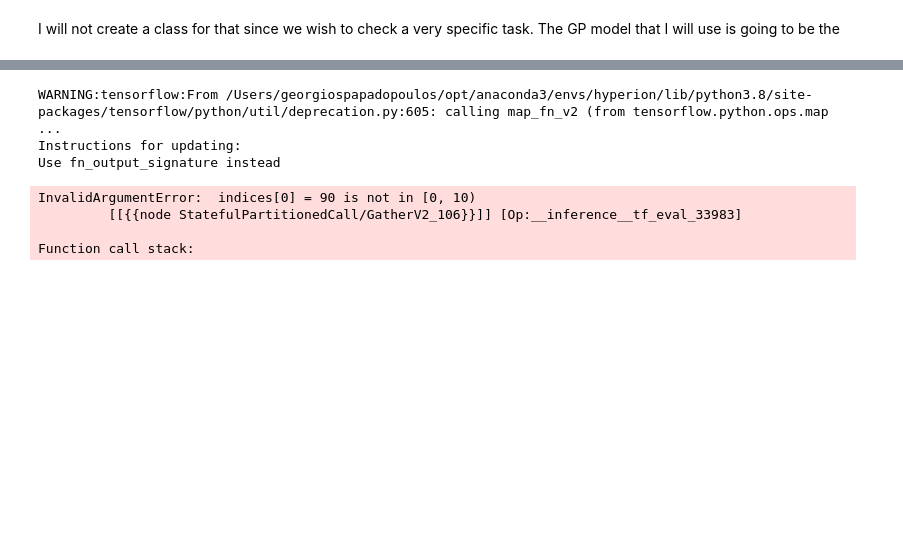
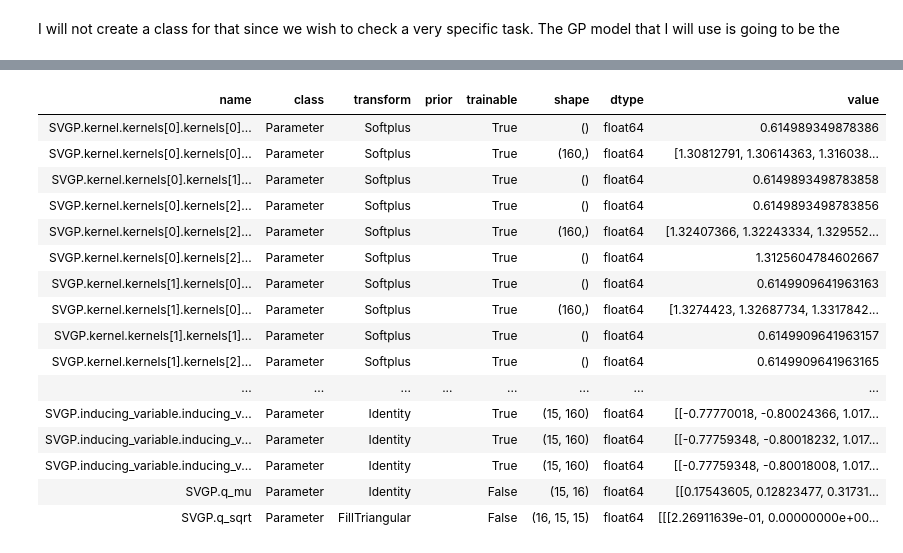
Before and after one commit to epidemic-research-team/epidemic-gaussian-process, a Jupyter notebook: Countries Multioutput.ipynb, the cells around one changed output, grey strips where cells are left out. Saved outputs shown, nothing was run; the diff lists cells and outputs as text; code cells hidden in the pictures; blank space fills up the shorter version.

```diff
--- a/Countries Multioutput.ipynb
+++ b/Countries Multioutput.ipynb
@@ -220,3 +220,13 @@ X_cols = final_data.drop(final_data.filter(regex='^Updated|^Confirmed', axis=1).
 
 X_train, X_test = X[:-21,:], X[-21:,:]
 y_train, y_test = y[:-21,:], y[-21:,:]
+
+y_scaler = preprocessing.StandardScaler().fit(y_train)
+y_train = y_scaler.transform(y_train)
+y_test = y_scaler.transform(y_test)
+#y = y_scaler.transform(y)
+
+x_scaler = preprocessing.StandardScaler().fit(X_train)
+X_train = x_scaler.transform(X_train)
+X_test = x_scaler.transform(X_test)
+#X = x_scaler.transform(X)
@@ -234,6 +273,7 @@ P = len(y_cols) # number of target outputs, alternatively the number of countrie
 
 # Create a temp dataset as an image of the input data X
 temp_data = final_data.filter(X_cols, axis=1).copy()
+temp_data = temp_data.iloc[:-21,:]
 
 # Empty lists for kernels and inducing points
 mogp_kernel = []
@@ -258,9 +298,9 @@ for i, country in enumerate(countries_list):
     for j, col in enumerate(col_index):
 
         if j==0:
-            Z = temp_data.iloc[np.random.randint(temp_data.shape[0], size=15), col]
+            Z = X_train[np.random.randint(X_train.shape[0], size=15), col].copy()
         else:
-            Z = np.vstack([Z, temp_data.iloc[np.random.randint(temp_data.shape[0], size=15), col]])
+            Z = np.vstack([Z, X_train[np.random.randint(X_train.shape[0], size=15), col].copy()])
 
     # Add all the country-specific inducing point matrices together in a list
     Zs.append(Z.T)
@@ -280,0 +323,11 @@ m = gpflow.models.SVGP(kernel, gpflow.likelihoods.Gaussian(), inducing_variable=
+# %%
+# Stop Adam from optimizing the variational parameters
+set_trainable(m.q_mu, False)
+set_trainable(m.q_sqrt, False)
+
+adam_opt = tf.optimizers.Adam(0.01)
+natgrad_opt = NaturalGradient(gamma=0.1)
+
+variational_params = [(m.q_mu, m.q_sqrt)]
+
+train_loss = m.training_loss_closure((X_train, y_train))
@@ -281,5 +341,6 @@ m = gpflow.models.SVGP(kernel, gpflow.likelihoods.Gaussian(), inducing_variable=
 # %%
 def optimize_model_with_scipy(model):
+
     optimizer = gpflow.optimizers.Scipy()
     optimizer.minimize(
         model.training_loss_closure((X_train, y_train)),
@@ -290,11 +351,3 @@ def optimize_model_with_scipy(model):
 
 
 optimize_model_with_scipy(m)
-# %% [output]
-WARNING:tensorflow:From /Users/georgiospapadopoulos/opt/anaconda3/envs/hyperion/lib/python3.8/site-packages/tensorflow/python/util/deprecation.py:605: calling map_fn_v2 (from tensorflow.python.ops.map ...
-Instructions for updating:
-Use fn_output_signature instead
-InvalidArgumentError:  indices[0] = 90 is not in [0, 10)
-         [[{{node StatefulPartitionedCall/GatherV2_106}}]] [Op:__inference__tf_eval_33983]
-
-Function call stack:
@@ -303,2 +354,22 @@ mogp_kernel
+# %%
+print_summary(m)
+# %% [output]
+| name | class | transform | prior | trainable | shape | dtype | value |
+| SVGP.kernel.kernels[0].kernels[0]... | Parameter | Softplus |  | True | () | float64 | 0.614989349878386 |
+| SVGP.kernel.kernels[0].kernels[0]... | Parameter | Softplus |  | True | (160,) | float64 | [1.30812791, 1.30614363, 1.316038... |
+| SVGP.kernel.kernels[0].kernels[1]... | Parameter | Softplus |  | True | () | float64 | 0.6149893498783858 |
+| SVGP.kernel.kernels[0].kernels[2]... | Parameter | Softplus |  | True | () | float64 | 0.6149893498783856 |
+| SVGP.kernel.kernels[0].kernels[2]... | Parameter | Softplus |  | True | (160,) | float64 | [1.32407366, 1.32243334, 1.329552... |
+| SVGP.kernel.kernels[0].kernels[2]... | Parameter | Softplus |  | True | () | float64 | 1.3125604784602667 |
+| SVGP.kernel.kernels[1].kernels[0]... | Parameter | Softplus |  | True | () | float64 | 0.6149909641963163 |
+| SVGP.kernel.kernels[1].kernels[0]... | Parameter | Softplus |  | True | (160,) | float64 | [1.3274423, 1.32687734, 1.3317842... |
+| SVGP.kernel.kernels[1].kernels[1]... | Parameter | Softplus |  | True | () | float64 | 0.6149909641963157 |
+| SVGP.kernel.kernels[1].kernels[2]... | Parameter | Softplus |  | True | () | float64 | 0.6149909641963165 |
+| ... | ... | ... | ... | ... | ... | ... | ... |
+| SVGP.inducing_variable.inducing_v... | Parameter | Identity |  | True | (15, 160) | float64 | [[-0.77770018, -0.80024366, 1.017... |
+| SVGP.inducing_variable.inducing_v... | Parameter | Identity |  | True | (15, 160) | float64 | [[-0.77759348, -0.80018232, 1.017... |
+| SVGP.inducing_variable.inducing_v... | Parameter | Identity |  | True | (15, 160) | float64 | [[-0.77759348, -0.80018008, 1.017... |
+| SVGP.q_mu | Parameter | Identity |  | False | (15, 16) | float64 | [[0.17543605, 0.12823477, 0.31731... |
+| SVGP.q_sqrt | Parameter | FillTriangular |  | False | (16, 15, 15) | float64 | [[[2.26911639e-01, 0.00000000e+00... |
 # %%
 kern_list
```
Also changed, not shown: parts of 6 cells of this notebook, 3 other files.
